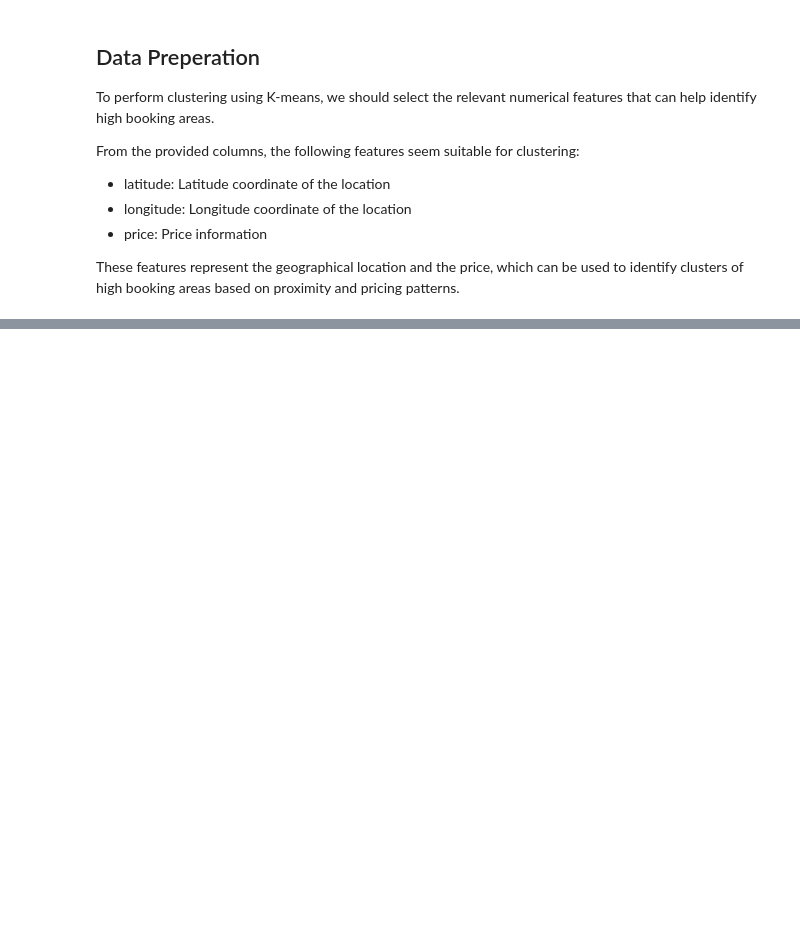
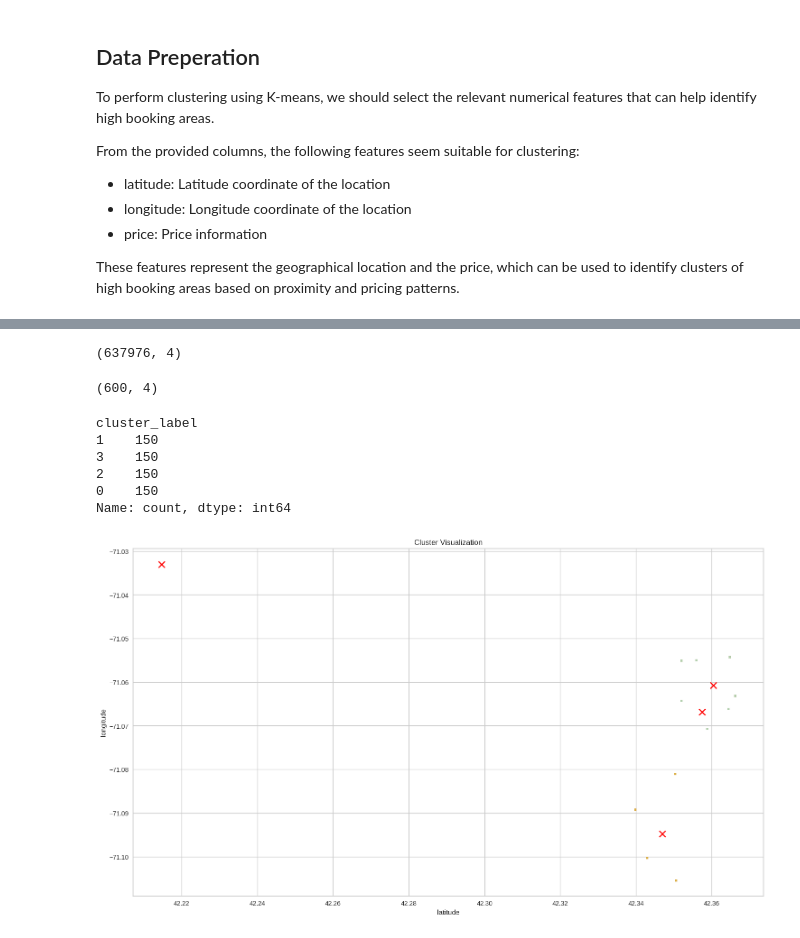
Before and after one commit to tinkuhore/FSDS-Final-Assesment, a Jupyter notebook: machine_learning/questtion5.ipynb, the cells around one changed output, grey strips where cells are left out. Drawn from its saved outputs; the diff is of its cells as text; code cells hidden in the pictures; blank space fills up the shorter version.

```diff
--- a/machine_learning/questtion5.ipynb
+++ b/machine_learning/questtion5.ipynb
@@ -1020,0 +1043,35 @@ plt.show()
+# %%
+df.shape
+# %% [output]
+(637976, 4)
+# %%
+# Create an empty list to store the samples
+cluster_samples = []
+
+# Get the unique cluster labels
+unique_labels = df_scaled.cluster_label.unique().tolist()
+
+# Iterate over each unique cluster label
+for label in unique_labels:
+    # Filter the dataset to select 100 random rows for the current cluster label
+    sample = df_scaled[df_scaled['cluster_label'] == label].sample(n=150, random_state=42)
+    # Append the sample to the list
+    cluster_samples.append(sample)
+
+# Concatenate the samples from each cluster into a single DataFrame
+data = pd.concat(cluster_samples)
+# %%
+data.shape
+# %% [output]
+(600, 4)
+# %%
+data.cluster_label.value_counts()
+# %% [output]
+cluster_label
+1    150
+3    150
+2    150
+0    150
+Name: count, dtype: int64
+# %%
+cluster_centers = scaler.inverse_transform(kmeans.cluster_centers_)
@@ -1021,3 +1086,23 @@ plt.show()
+# %%
+# Create a scatter plot for each data point with its cluster color
+plt.figure(figsize=(18,10))
+
+for i in data.cluster_label.unique().tolist():
+    plt.scatter(data[data.cluster_label == i]['latitude'], data[data.cluster_label == i]['longitude'], color=cluster_colors[-i], s=10, alpha=0.5)
+
+# Add the centroids to the plot
+plt.scatter(cluster_centers[:, 0], cluster_centers[:, 1], marker='x', c='red', s=100)
+
+
+plt.xlabel('latitude')
+plt.ylabel('longitude')
+plt.title('Cluster Visualization')
+# plt.colorbar()
+
+# Show the plot
+plt.show()
+# %% [output]
+[figure, added]
 # %%
 # Print the cluster centers
 cluster_centers = scaler.inverse_transform(kmeans.cluster_centers_)
```
Also changed, not shown: parts of 18 cells of this notebook, 1 other file.
